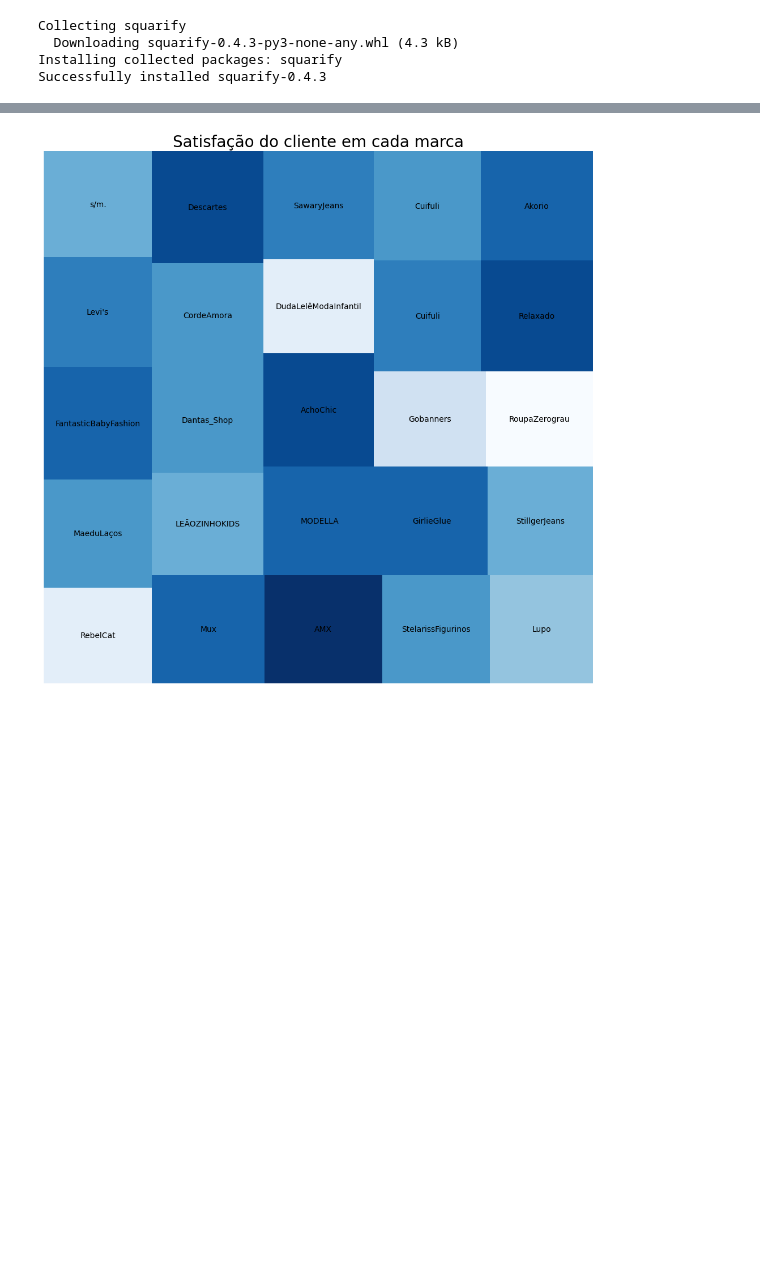
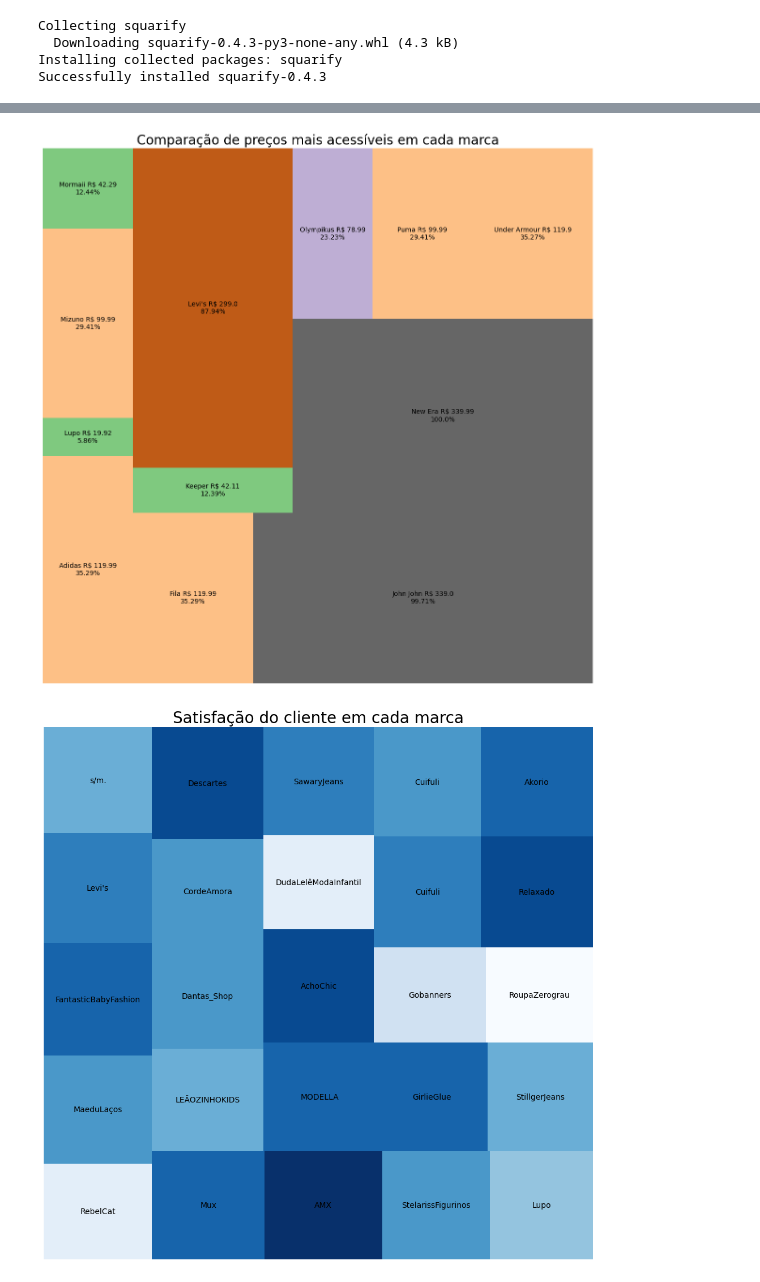
Before and after one commit to ThiagoKS-7/a3-analise-e-bigdata, a Jupyter notebook: a3-analise-dado.ipynb, the cells around one changed output, grey strips where cells are left out. Cells and saved outputs as stored; diff of their text form; code cells hidden in the pictures; blank space fills up the shorter version.

```diff
--- a/a3-analise-dado.ipynb
+++ b/a3-analise-dado.ipynb
@@ -170,3 +172,46 @@ plt.tight_layout()
+# %%
+import matplotlib
+import squarify
+
+# COMPARAÇÃO DE PREÇOS DOS ARTIGOS MAIS BARATOS DE CADA LOJA
+# Pra azer esse gráfico, o tamanho dos retânglos
+# precisam ser porcentagens com relação ao preço mínimo
+# da coluna de desconto
+
+lista_precos = [
+    min([
+        float(row[0].replace("R$ ", "")) for row in
+        marcas_escolhidas[item].select("preco_com_desconto").collect()
+    ]) for item in marcas_escolhidas
+]
+
+lista_de_porcentagens = [
+    round((item*100)/max(lista_precos),2) for item in
+    lista_precos
+]
+
+legendas = [
+    marcas[index] +
+    " R$ " + str(lista_precos[index])  + "\n" +
+    str(lista_de_porcentagens[index]) + "%" for (index,item) in
+    enumerate(marcas)
+]
+
+# GRÁFICO MONTADO DE MODO AOS MAIS CLAROS REPRESENTAREM OS PREÇOS MAIS ACESSÍVEIS
+# E OS ESCUROS OS MAIS CAROS
+cmap = matplotlib.cm.Accent
+mini = min(lista_precos)
+maxi = max(lista_precos)
+norm = matplotlib.colors.Normalize(vmin=mini, vmax=maxi)
+colors = [cmap(norm(i)) for i in lista_precos]
+
+plt.figure(figsize=(12, 12))
+grafico = squarify.plot(sizes=lista_precos, label=legendas, color=colors)
+plt.axis('off');
+plt.title('Comparação de preços mais acessíveis em cada marca', fontsize=20)
+plt.tight_layout()
+# %% [output]
+[figure, added]
 # %%
 import matplotlib
 import squarify
```
Also changed, not shown: parts of 1 cell of this notebook.
